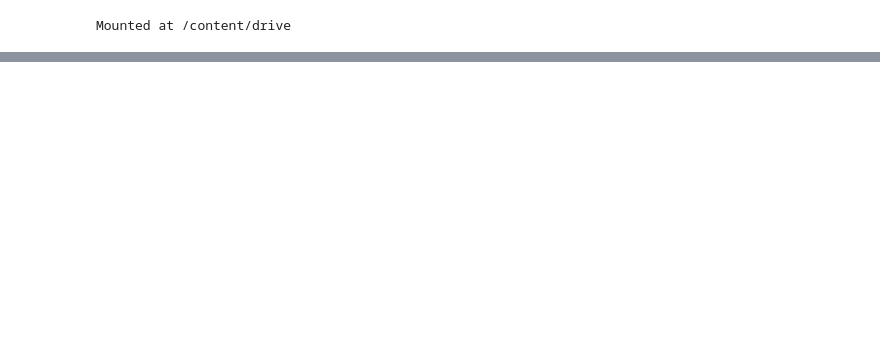
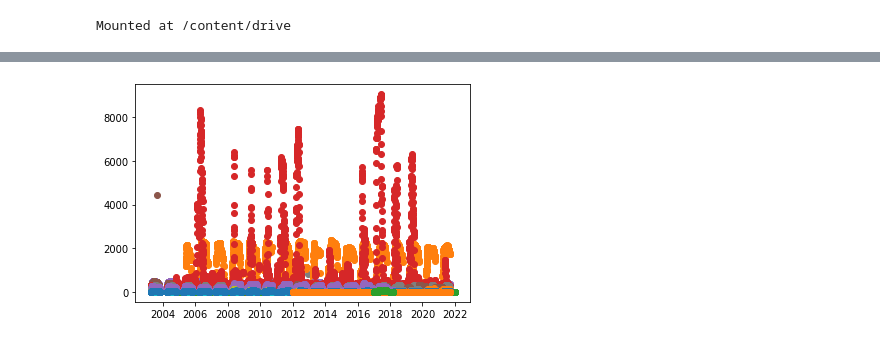
Before and after one commit to bridgetmarie24/pod_pou_lulcc, a Jupyter notebook: diversion_timeseries.ipynb, the cells around one changed output, grey strips where cells are left out. Drawn from its saved outputs; the diff is of its cells as text; code cells hidden in the pictures; blank space fills up the shorter version.

```diff
--- a/diversion_timeseries.ipynb
+++ b/diversion_timeseries.ipynb
@@ -82,0 +129,10 @@ plt.show()
+# %%
+# figure out the names of each of the canals
+
+hydro_id = np.unique(div_wd63['HydrologyID'])
+
+for n in hydro_id:
+  canal = div_wd63[div_wd63['HydrologyID']== n]
+  plt.scatter(canal['DiversionDate'], canal['CFS'])
+# %% [output]
+[figure, added]
```
Also changed, not shown: parts of 6 cells of this notebook.
